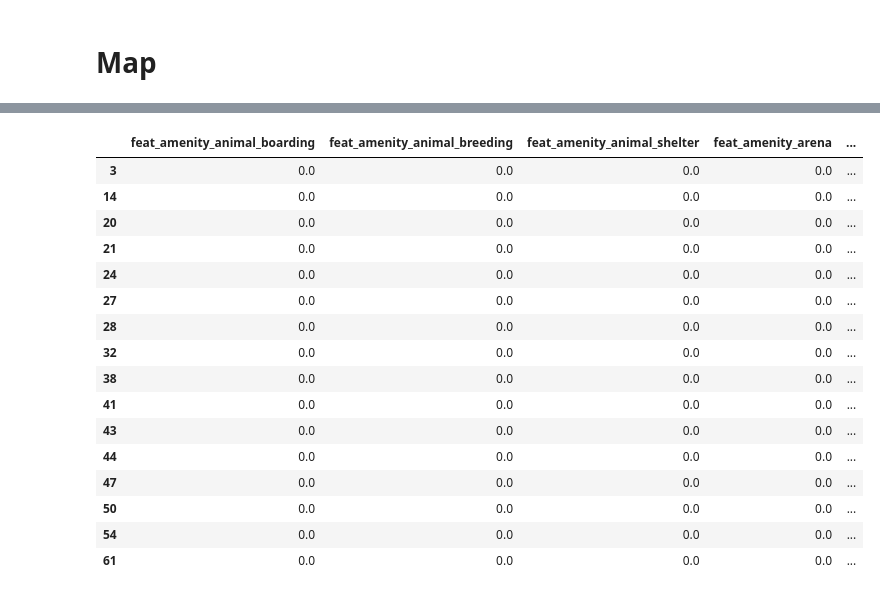
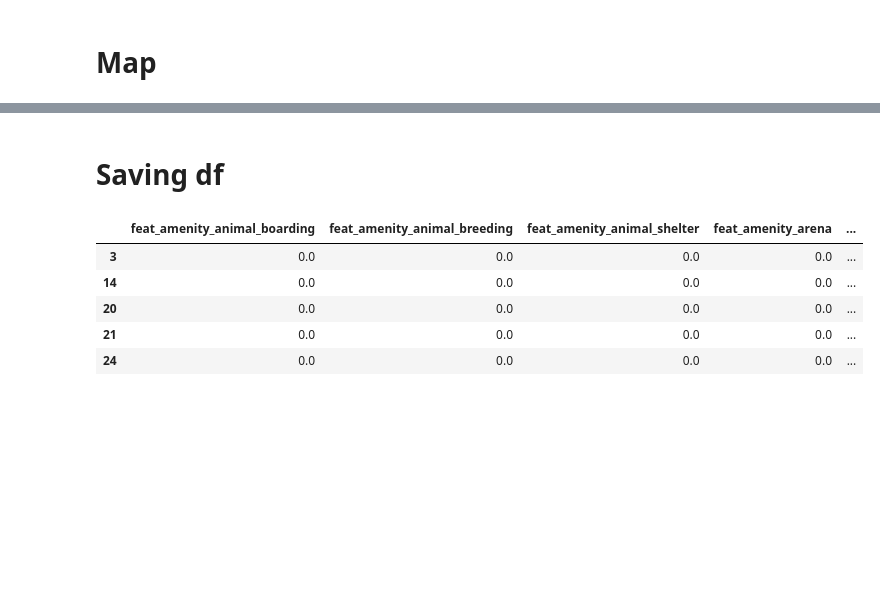
Before and after one commit to McNickSisto/world_data_league, a Jupyter notebook: stage_4/sisto_osm_amenities-mg.ipynb, the cells around one changed output, grey strips where cells are left out. Cells and saved outputs as stored; diff of their text form; code cells hidden in the pictures; blank space fills up the shorter version.

```diff
--- a/stage_4/sisto_osm_amenities-mg.ipynb
+++ b/stage_4/sisto_osm_amenities-mg.ipynb
@@ -530,20 +588,2 @@ m
-# %%
-grouped_gpd
-# %% [output]
-|  | feat_amenity_animal_boarding | feat_amenity_animal_breeding | feat_amenity_animal_shelter | feat_amenity_arena | ... |
-| 3 | 0.0 | 0.0 | 0.0 | 0.0 | ... |
-| 14 | 0.0 | 0.0 | 0.0 | 0.0 | ... |
-| 20 | 0.0 | 0.0 | 0.0 | 0.0 | ... |
-| 21 | 0.0 | 0.0 | 0.0 | 0.0 | ... |
-| 24 | 0.0 | 0.0 | 0.0 | 0.0 | ... |
-| 27 | 0.0 | 0.0 | 0.0 | 0.0 | ... |
-| 28 | 0.0 | 0.0 | 0.0 | 0.0 | ... |
-| 32 | 0.0 | 0.0 | 0.0 | 0.0 | ... |
-| 38 | 0.0 | 0.0 | 0.0 | 0.0 | ... |
-| 41 | 0.0 | 0.0 | 0.0 | 0.0 | ... |
-| 43 | 0.0 | 0.0 | 0.0 | 0.0 | ... |
-| 44 | 0.0 | 0.0 | 0.0 | 0.0 | ... |
-| 47 | 0.0 | 0.0 | 0.0 | 0.0 | ... |
-| 50 | 0.0 | 0.0 | 0.0 | 0.0 | ... |
-| 54 | 0.0 | 0.0 | 0.0 | 0.0 | ... |
-| 61 | 0.0 | 0.0 | 0.0 | 0.0 | ... |
+# %% [markdown]
+# Saving df
@@ -549,0 +593,19 @@ grouped_gpd
+# %%
+# reload
+dl_construct = 'https://drive.google.com/uc?export=download&id='
+file_id1 = '1viY2xYcFe_m29i0TOATZOSAAsjnaf1Iy'
+csv = requests.get(f'{dl_construct}{file_id1}').content
+# url = 'https://drive.google.com/file/d/1viY2xYcFe_m29i0TOATZOSAAsjnaf1Iy/view?usp=sharing'
+# csv = requests.get(url).content
+mem = BytesIO(csv)
+# check
+pd.read_csv(mem,
+            index_col=0,
+           ).head()
+# %% [output]
+|  | feat_amenity_animal_boarding | feat_amenity_animal_breeding | feat_amenity_animal_shelter | feat_amenity_arena | ... |
+| 3 | 0.0 | 0.0 | 0.0 | 0.0 | ... |
+| 14 | 0.0 | 0.0 | 0.0 | 0.0 | ... |
+| 20 | 0.0 | 0.0 | 0.0 | 0.0 | ... |
+| 21 | 0.0 | 0.0 | 0.0 | 0.0 | ... |
+| 24 | 0.0 | 0.0 | 0.0 | 0.0 | ... |
```
Also changed, not shown: parts of 15 cells of this notebook.
